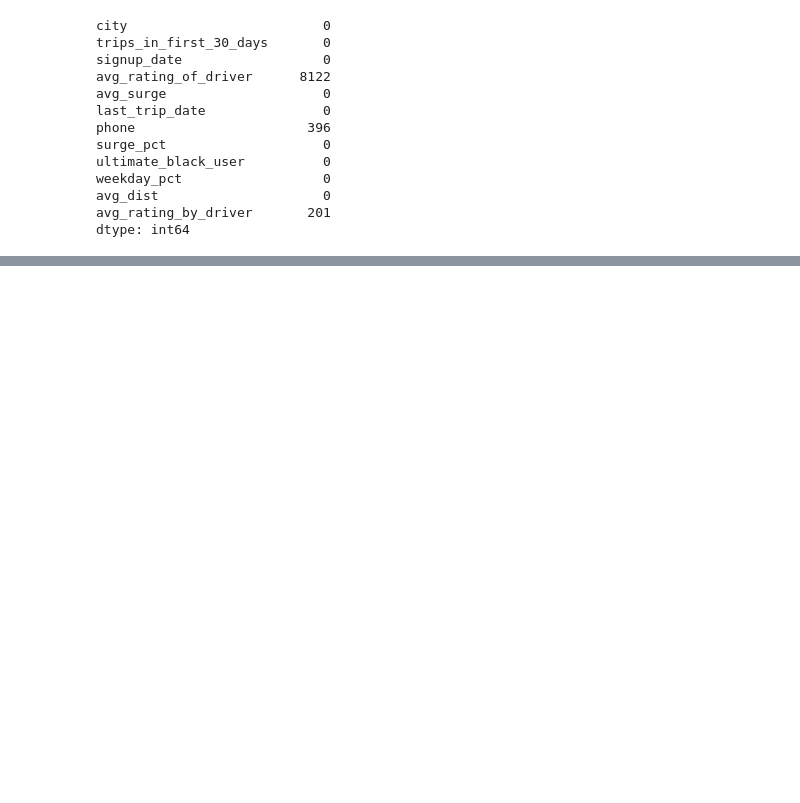
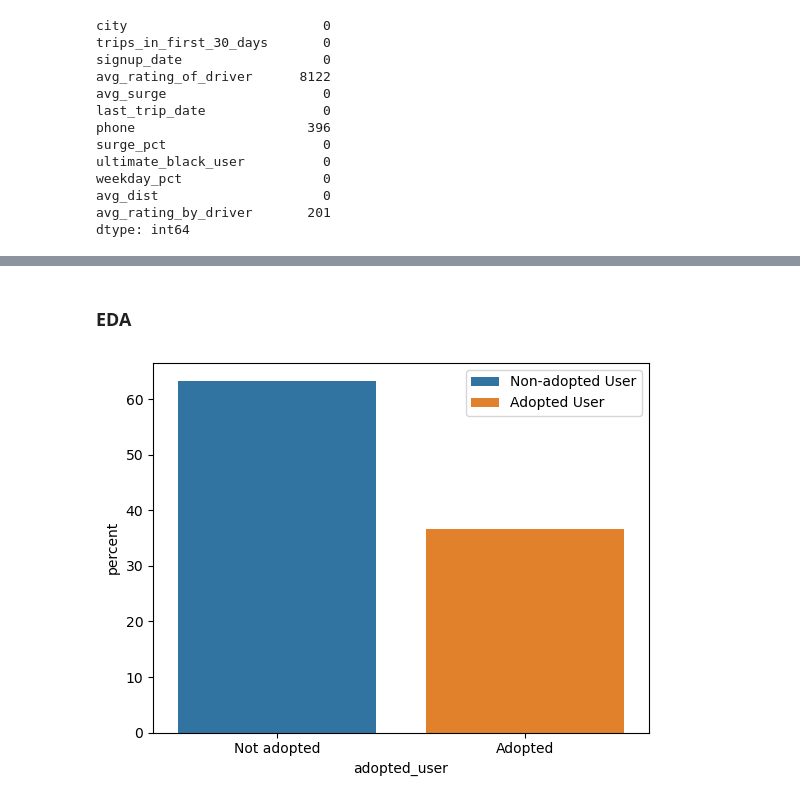
Before and after one commit to coldzonemt/ultimate_challenge, a Jupyter notebook: Ultimate Parts 2 and 3.ipynb, the cells around one changed output, grey strips where cells are left out. Cells and saved outputs as stored; diff of their text form; code cells hidden in the pictures; blank space fills up the shorter version.

```diff
--- a/Ultimate Parts 2 and 3.ipynb
+++ b/Ultimate Parts 2 and 3.ipynb
@@ -63,0 +95,5 @@ dtype: int64
+# %%
+# Because the minimum value of the 'average rating of driver' is 1, replace nan's here with the mean.
+# The range is capped so outliers won't distort this
+# df['A'] = df['A'].fillna(df['A'].mean())
+df['avg_rating_of_driver'] = df['avg_rating_of_driver'].fillna(df['avg_rating_of_driver'].mean())
@@ -63,0 +105,2 @@ dtype: int64
+# %%
+df = df.dropna(subset=['phone'])
@@ -63,0 +111,3 @@ dtype: int64
+# %%
+# Similar to avg_rating_of_driver, replace nan's with mean
+df['avg_rating_by_driver'] = df['avg_rating_by_driver'].fillna(df['avg_rating_by_driver'].mean())
@@ -63,0 +171,3 @@ dtype: int64
+# %%
+# Add adopted_user column to dataframe
+df['adopted_user'] = np.where((pd.to_datetime(df['last_trip_date']) > '2014-06-01'), 1, 0)
@@ -63,0 +183,8 @@ dtype: int64
+# %% [markdown]
+### EDA
+# %%
+sns.countplot(x='adopted_user', data=df, stat='percent', hue='adopted_user')
+plt.legend(labels=["Non-adopted User", "Adopted User"], title="", loc="upper right")
+plt.xticks([0,1], ['Not adopted', 'Adopted']);
+# %% [output]
+[figure, added]
```
Also changed, not shown: parts of 47 cells of this notebook.
